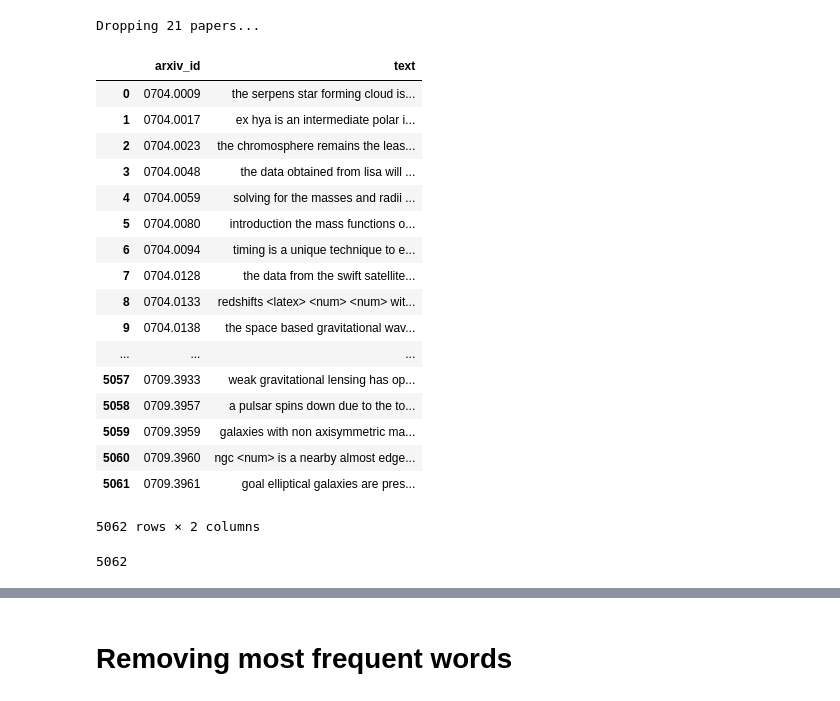
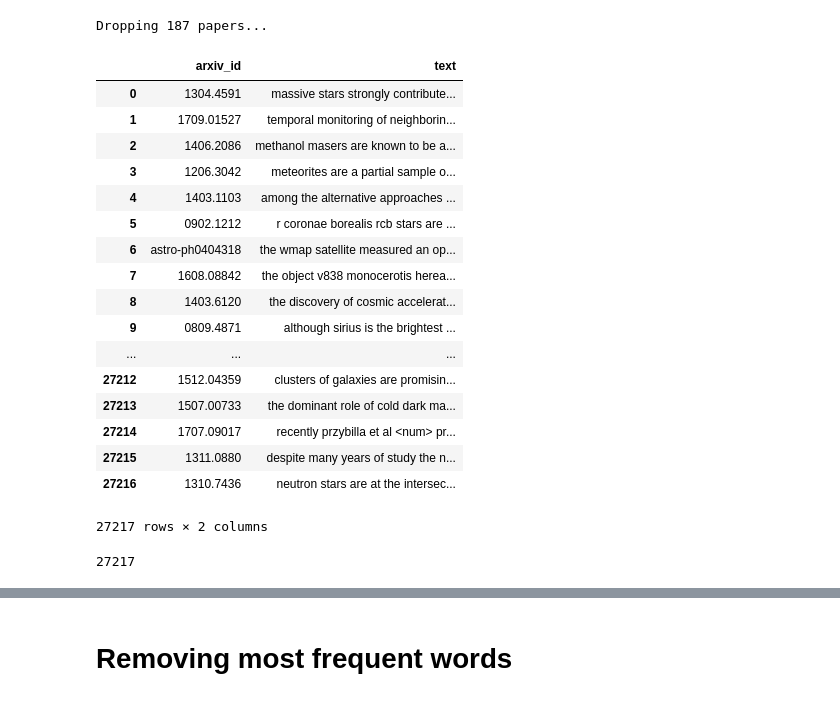
Before and after one commit to brienna/arxiv, a Jupyter notebook: current.ipynb, the cells around one changed output, grey strips where cells are left out. Saved outputs shown, nothing was run; the diff lists cells and outputs as text; code cells hidden in the pictures.

```diff
--- a/current.ipynb
+++ b/current.ipynb
@@ -17,0 +16,3 @@ DEBUG:root:test
+# %%
+corpus = pd.read_csv('corpus.csv')
+corpus
@@ -18,40 +38,40 @@ DEBUG:root:test
 # %%
-# Create corpus dataframe
-corpus_df = pd.concat([pd.DataFrame([[os.path.splitext(i)[0], ' '.join(np.load('corpus/' + i))]], columns=['arxiv_id', 'text'])
-           for i in os.listdir('corpus') if i.endswith('.npy')], ignore_index=True)
+# Get tokens array for each file
+corpus_tokens = [str(doc).split() for doc in corpus['text']]
+len(corpus_tokens)
 
 # Remove papers with fewer than 100 tokens (any higher will remove actual papers such as 0705.3177 and 0709.0460)
 # as these did not get converted correctly with latexml
 doc_lens = [len(d) for d in corpus_tokens]
 min_indices = [i for i, v in enumerate(doc_lens) if v < 100]
 print('Dropping ' + str(len(min_indices)) + ' papers...')
-corpus_df = corpus_df.drop(corpus_df.index[min_indices])
+corpus_df = corpus.drop(corpus.index[min_indices])
 corpus_df.reset_index(drop=True)
 # %% [output]
-Dropping 21 papers...
+Dropping 187 papers...
 |  | arxiv_id | text |
-| 0 | 0704.0009 | the serpens star forming cloud is... |
-| 1 | 0704.0017 | ex hya is an intermediate polar i... |
-| 2 | 0704.0023 | the chromosphere remains the leas... |
-| 3 | 0704.0048 | the data obtained from lisa will ... |
-| 4 | 0704.0059 | solving for the masses and radii ... |
-| 5 | 0704.0080 | introduction the mass functions o... |
-| 6 | 0704.0094 | timing is a unique technique to e... |
-| 7 | 0704.0128 | the data from the swift satellite... |
-| 8 | 0704.0133 | redshifts <latex> <num> <num> wit... |
-| 9 | 0704.0138 | the space based gravitational wav... |
+| 0 | 1304.4591 | massive stars strongly contribute... |
+| 1 | 1709.01527 | temporal monitoring of neighborin... |
+| 2 | 1406.2086 | methanol masers are known to be a... |
+| 3 | 1206.3042 | meteorites are a partial sample o... |
+| 4 | 1403.1103 | among the alternative approaches ... |
+| 5 | 0902.1212 | r coronae borealis rcb stars are ... |
+| 6 | astro-ph0404318 | the wmap satellite measured an op... |
+| 7 | 1608.08842 | the object v838 monocerotis herea... |
+| 8 | 1403.6120 | the discovery of cosmic accelerat... |
+| 9 | 0809.4871 | although sirius is the brightest ... |
 | ... | ... | ... |
-| 5057 | 0709.3933 | weak gravitational lensing has op... |
-| 5058 | 0709.3957 | a pulsar spins down due to the to... |
-| 5059 | 0709.3959 | galaxies with non axisymmetric ma... |
-| 5060 | 0709.3960 | ngc <num> is a nearby almost edge... |
-| 5061 | 0709.3961 | goal elliptical galaxies are pres... |
+| 27212 | 1512.04359 | clusters of galaxies are promisin... |
+| 27213 | 1507.00733 | the dominant role of cold dark ma... |
+| 27214 | 1707.09017 | recently przybilla et al <num> pr... |
+| 27215 | 1311.0880 | despite many years of study the n... |
+| 27216 | 1310.7436 | neutron stars are at the intersec... |
-5062 rows × 2 columns
+27217 rows × 2 columns
 # %%
-# Get tokens array for each file
+# Get tokens array for each file, AGAIN (after dropping)
 corpus_tokens = [doc.split() for doc in corpus_df['text']]
 len(corpus_tokens)
 # %% [output]
-5062
+27217
 # %%
 # Create the term dictionary of our corpus, where every unique term is assigned an index
```
Also changed, not shown: parts of 20 cells of this notebook.
